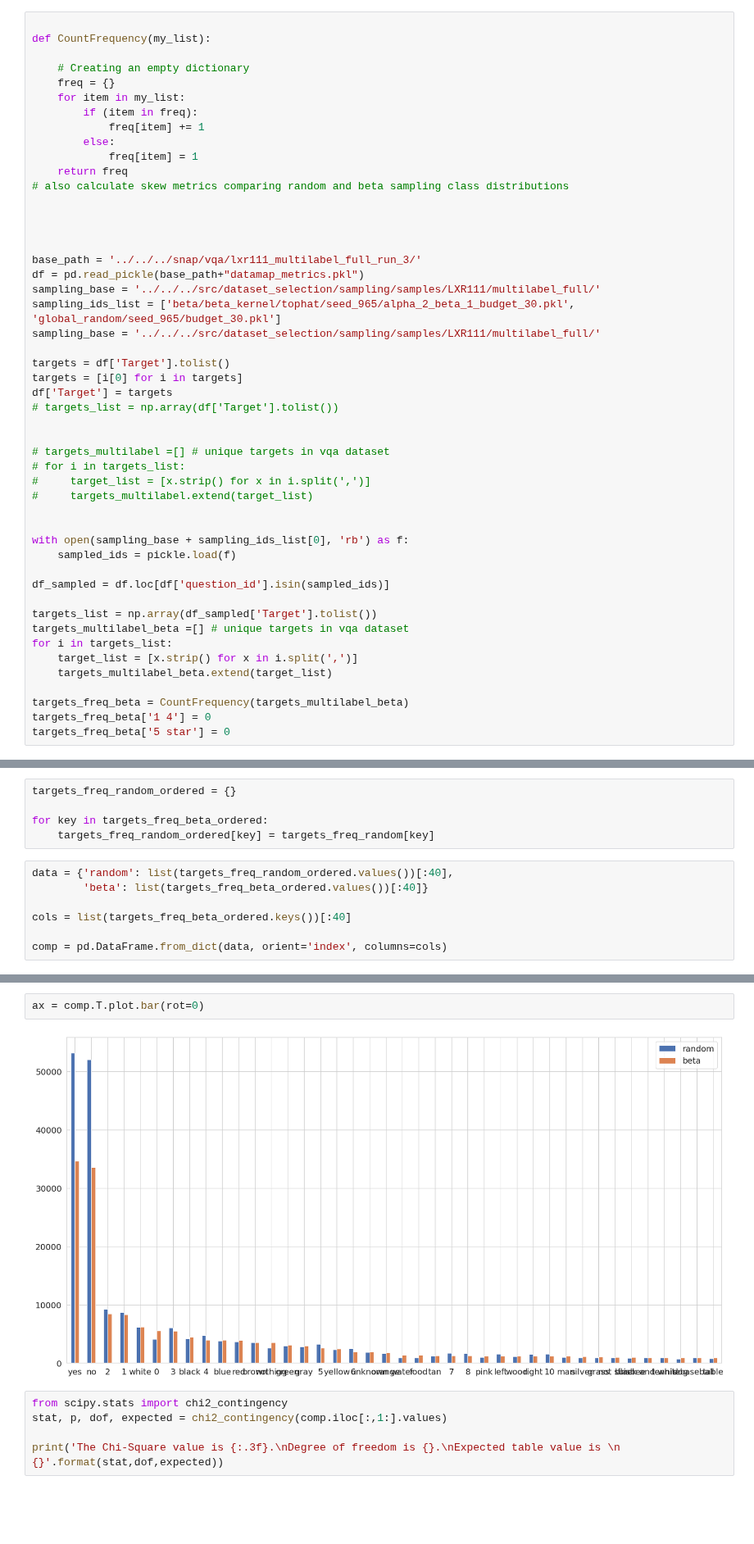
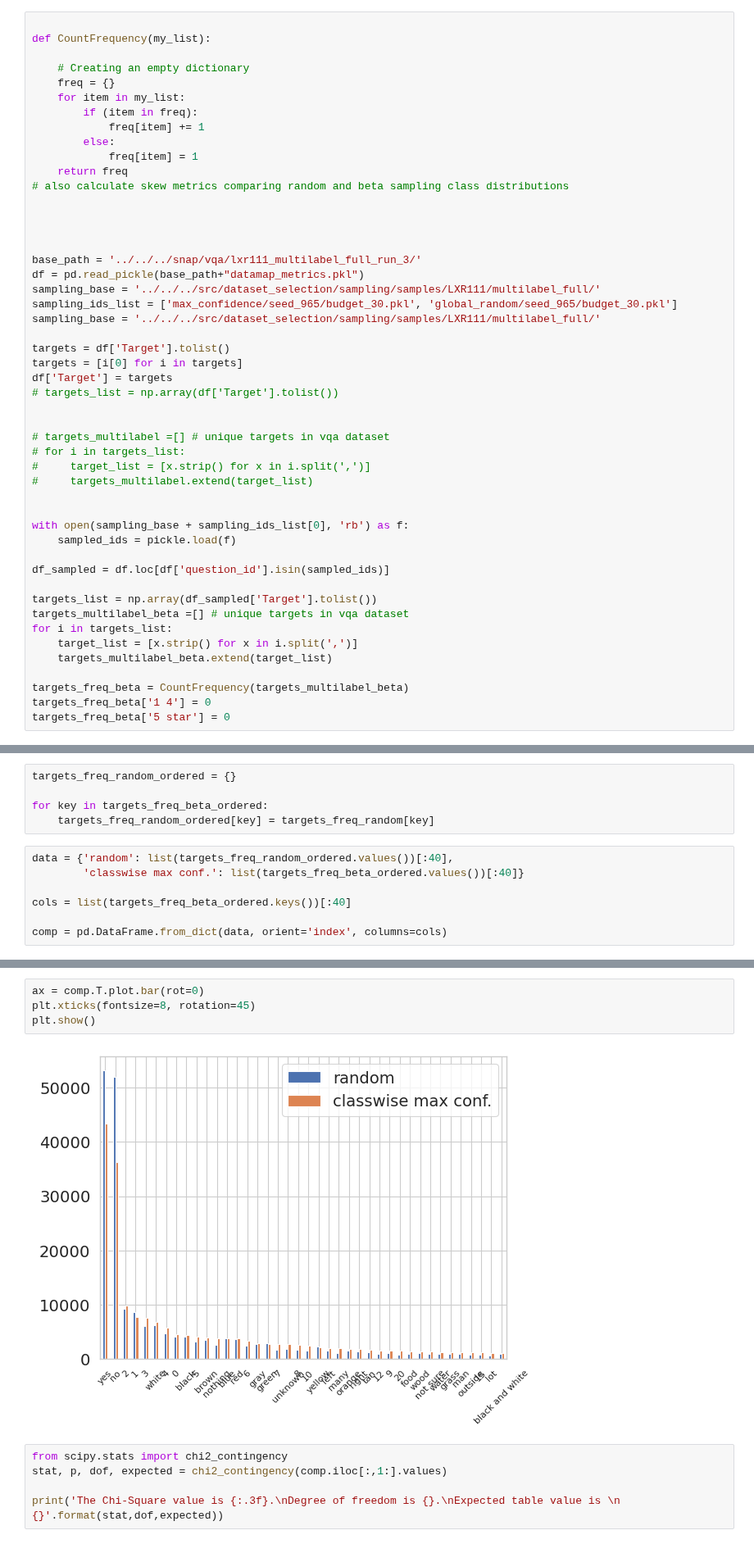
Before and after one commit to jr4fs/vl-pretraining, a Jupyter notebook: src/dataset_selection/sampling/binned_plots.ipynb, the cells around one changed output, grey strips where cells are left out. Shown at 82% size. Drawn from its saved outputs; the diff is of its cells as text; blank space fills up the shorter version.

```diff
--- a/src/dataset_selection/sampling/binned_plots.ipynb
+++ b/src/dataset_selection/sampling/binned_plots.ipynb
@@ -337,7 +337,7 @@ def CountFrequency(my_list):
 base_path = '../../../snap/vqa/lxr111_multilabel_full_run_3/'
 df = pd.read_pickle(base_path+"datamap_metrics.pkl")
 sampling_base = '../../../src/dataset_selection/sampling/samples/LXR111/multilabel_full/'
-sampling_ids_list = ['beta/beta_kernel/tophat/seed_965/alpha_2_beta_1_budget_30.pkl', 'global_random/seed_965/budget_30.pkl']
+sampling_ids_list = ['max_confidence/seed_965/budget_30.pkl', 'global_random/seed_965/budget_30.pkl']
 sampling_base = '../../../src/dataset_selection/sampling/samples/LXR111/multilabel_full/'
 
 targets = df['Target'].tolist()
@@ -388,7 +388,7 @@ for key in targets_freq_beta_ordered:
     targets_freq_random_ordered[key] = targets_freq_random[key]
 # %%
 data = {'random': list(targets_freq_random_ordered.values())[:40],
-        'beta': list(targets_freq_beta_ordered.values())[:40]}
+        'classwise max conf.': list(targets_freq_beta_ordered.values())[:40]}
 
 cols = list(targets_freq_beta_ordered.keys())[:40]
 
@@ -402,7 +402,9 @@ comp
 # %%
 ax = comp.T.plot.bar(rot=0)
+plt.xticks(fontsize=8, rotation=45)
+plt.show()
 # %% [output]
-[figure, old version]
+[figure, new version]
 # %%
 from scipy.stats import chi2_contingency
 stat, p, dof, expected = chi2_contingency(comp.iloc[:,1:].values)
```
Also changed, not shown: parts of 4 cells of this notebook, 7 other files.
